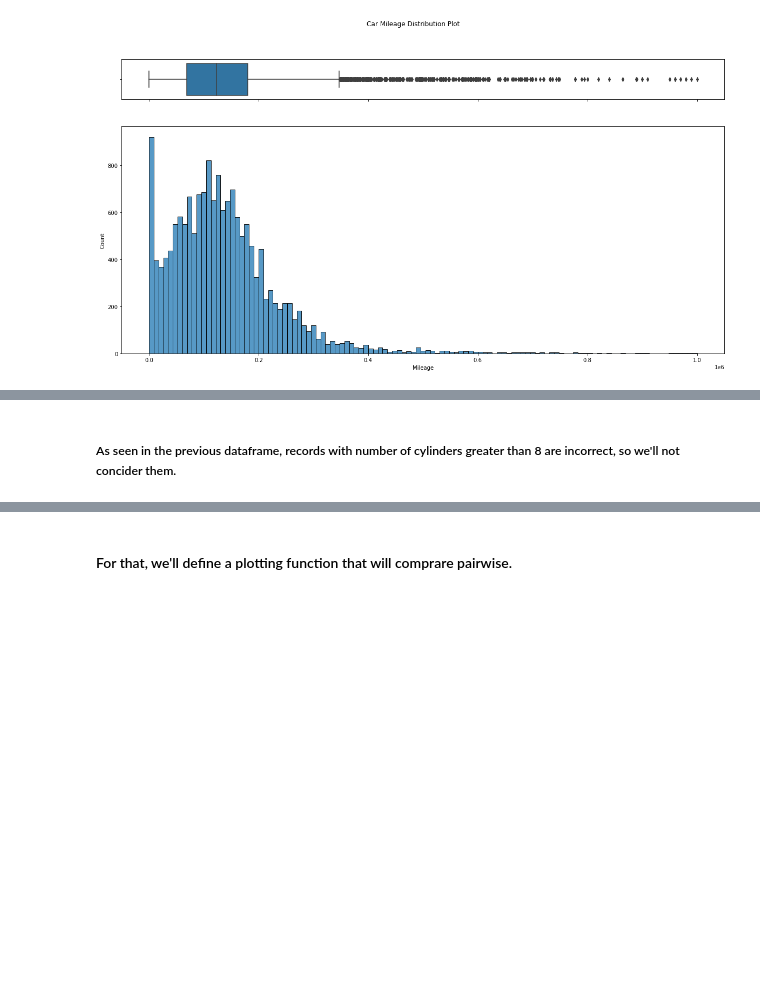
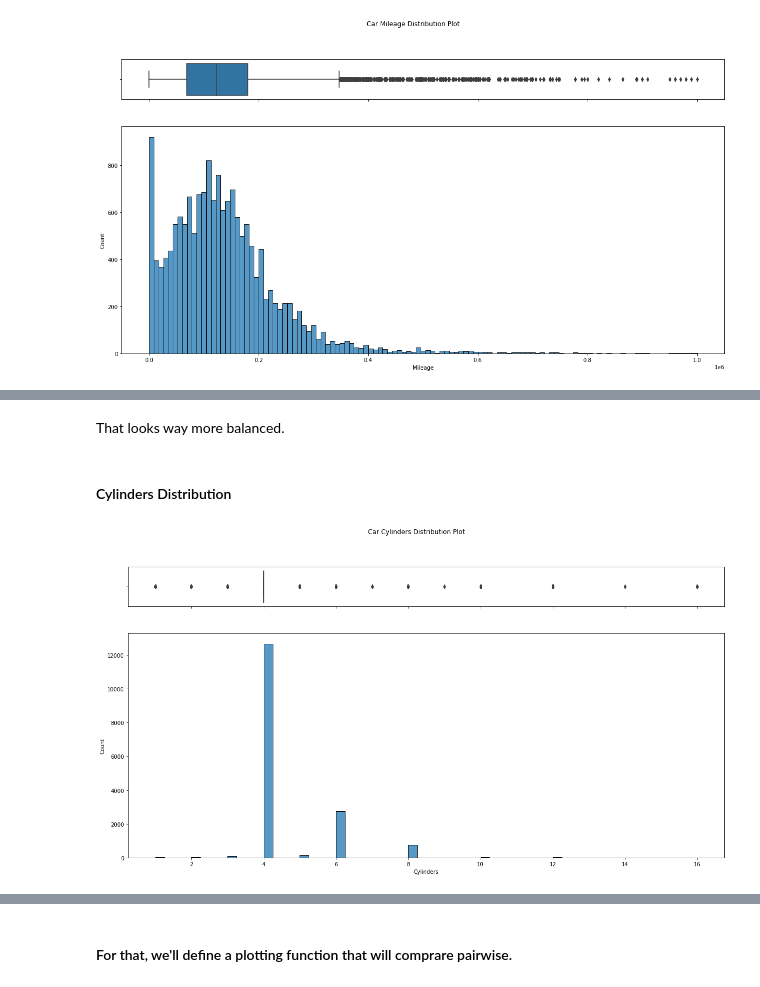
Before and after one commit to omunozsanchezdeloitte/Capstone---Group-3, a Jupyter notebook: Untitled.ipynb, the cells around one changed output, grey strips where cells are left out. Saved outputs shown, nothing was run; the diff lists cells and outputs as text; code cells hidden in the pictures; blank space fills up the shorter version.

```diff
--- a/Untitled.ipynb
+++ b/Untitled.ipynb
@@ -908,2 +889,0 @@ cars[cars['Cylinders']>8]
-# %% [markdown]
-##### As seen in the previous dataframe, records with number of cylinders greater than 8 are incorrect, so we'll not concider them.
@@ -914,3 +890,23 @@ cars.drop(index=indeces_to_drop,inplace=True)
+# %% [markdown]
+That looks way more balanced.
+# %% [markdown]
+#### Cylinders Distribution
+# %%
+# We create a figure composed of two matplotlib.Axes objects (ax_box and ax_hist)
+f, (ax_box, ax_hist) = plt.subplots(2, sharex=True, gridspec_kw={"height_ratios": (.15, .85)})
+
+# We assign a graph to each ax
+sns.boxplot(cars["Cylinders"], ax=ax_box)
+sns.histplot(data=cars, x="Cylinders", ax=ax_hist,bins=60)
+
+# We remove x axis name for the boxplot
+ax_box.set(xlabel='')
+
+f.suptitle('Car Cylinders Distribution Plot')
+
+plt.show();
+# %% [output]
+[figure, added]
 # %%
 cars.hist(bins=50);
 # %% [output]
```
Also changed, not shown: parts of 47 cells of this notebook.
